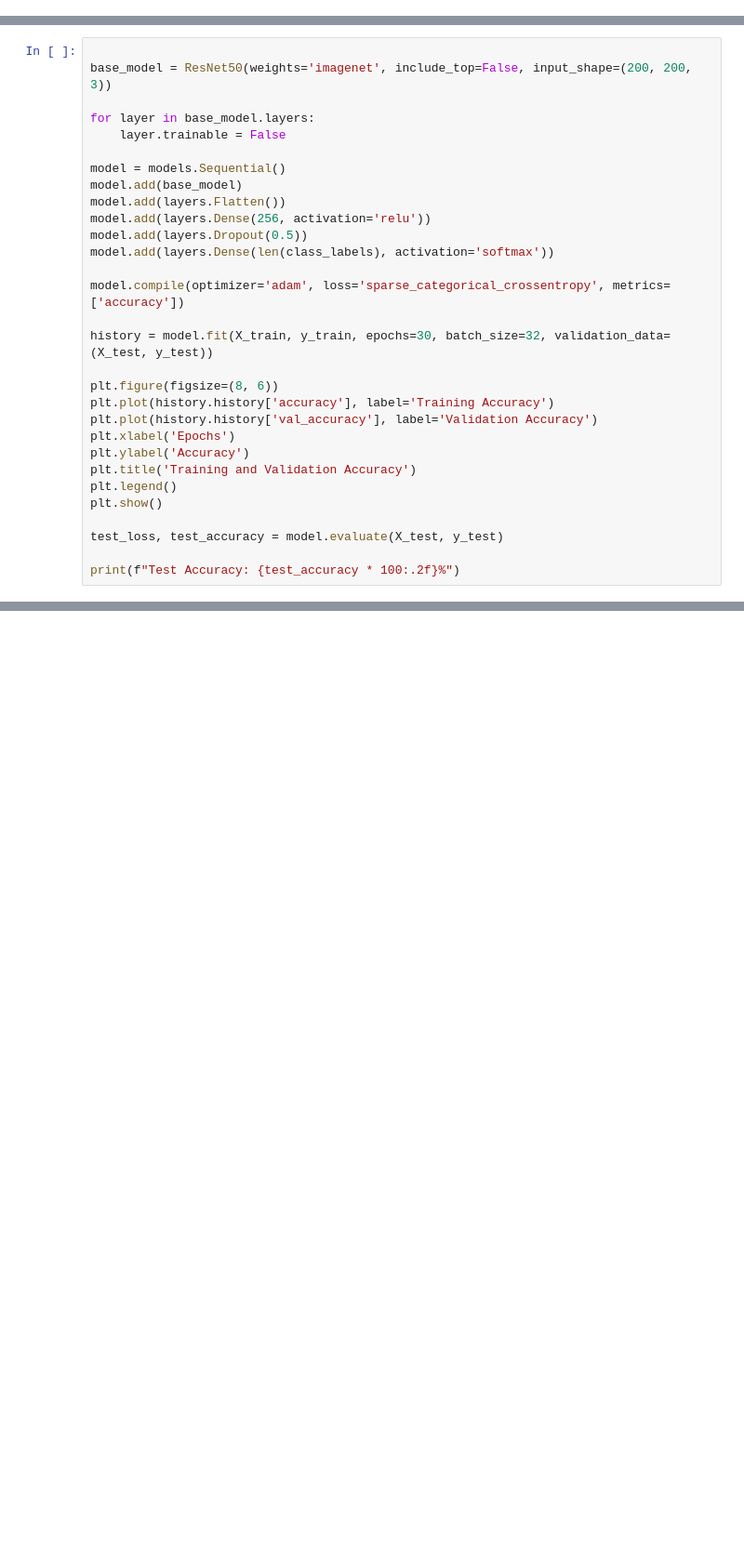
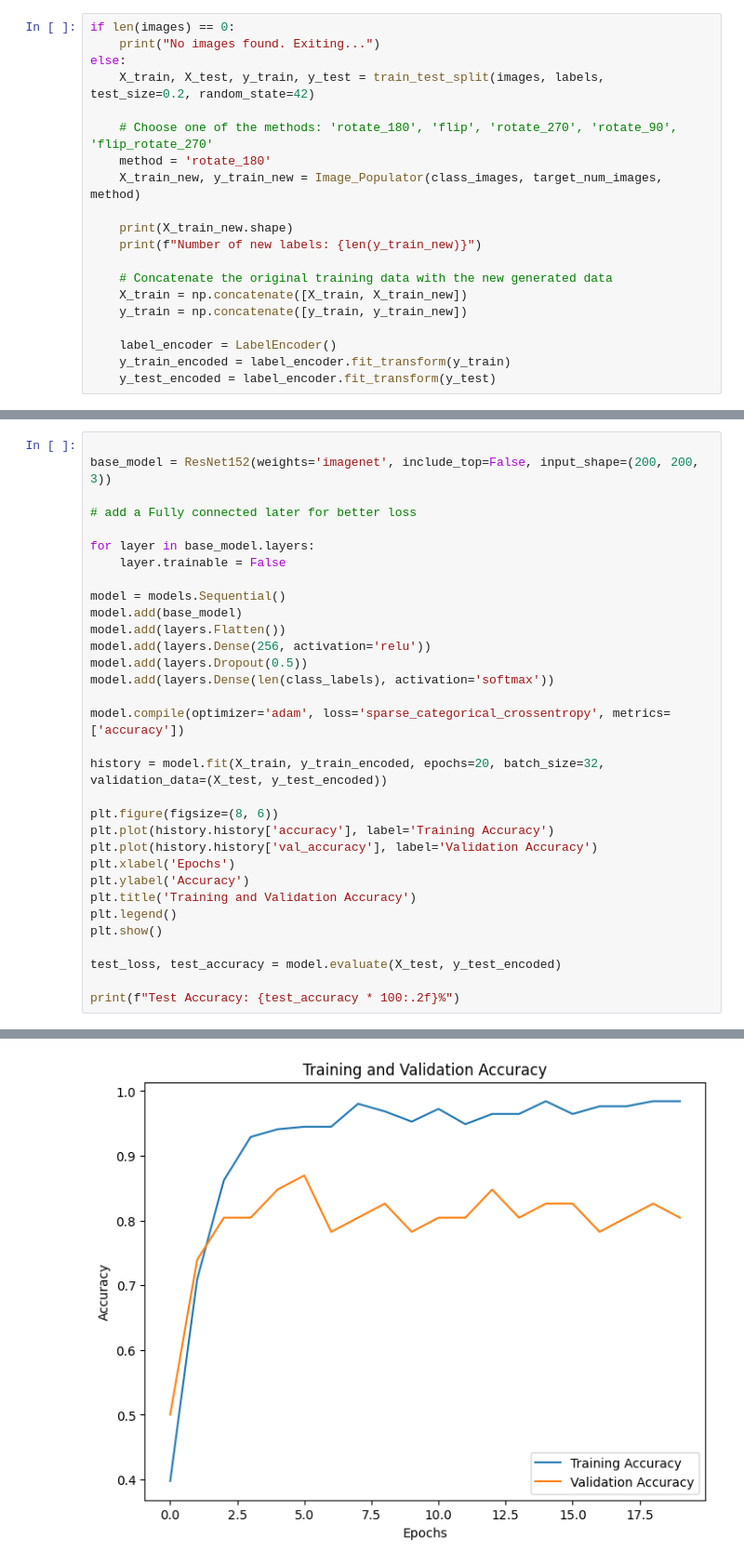
Before and after one commit to poojyanth/UAIC, a Jupyter notebook: base5.ipynb, the cells around one changed output, grey strips where cells are left out. Shown: that part at 93% size. Saved outputs shown, nothing was run; the diff lists cells and outputs as text; blank space fills up the shorter version.

Commit message:
base7.ipynb

```diff
--- a/base5.ipynb
+++ b/base5.ipynb
@@ -92,0 +102,20 @@ Class 'Silver' has 47 images. 3 additional images required to reach the target o
+# %%
+if len(images) == 0:
+    print("No images found. Exiting...")
+else:
+    X_train, X_test, y_train, y_test = train_test_split(images, labels, test_size=0.2, random_state=42)
+
+    # Choose one of the methods: 'rotate_180', 'flip', 'rotate_270', 'rotate_90', 'flip_rotate_270'
+    method = 'rotate_180'
+    X_train_new, y_train_new = Image_Populator(class_images, target_num_images, method)
+
+    print(X_train_new.shape)
+    print(f"Number of new labels: {len(y_train_new)}")
+
+    # Concatenate the original training data with the new generated data
+    X_train = np.concatenate([X_train, X_train_new])
+    y_train = np.concatenate([y_train, y_train_new])
+
+    label_encoder = LabelEncoder()
+    y_train_encoded = label_encoder.fit_transform(y_train)
+    y_test_encoded = label_encoder.fit_transform(y_test)
@@ -93,6 +142,8 @@ Class 'Silver' has 47 images. 3 additional images required to reach the target o
 # %%
 
-base_model = ResNet50(weights='imagenet', include_top=False, input_shape=(200, 200, 3))
+base_model = ResNet152(weights='imagenet', include_top=False, input_shape=(200, 200, 3))
+
+# add a Fully connected later for better loss
 
 for layer in base_model.layers:
     layer.trainable = False
@@ -106,7 +157,7 @@ model.add(layers.Dense(len(class_labels), activation='softmax'))
 
 model.compile(optimizer='adam', loss='sparse_categorical_crossentropy', metrics=['accuracy'])
 
-history = model.fit(X_train, y_train, epochs=30, batch_size=32, validation_data=(X_test, y_test))
+history = model.fit(X_train, y_train_encoded, epochs=20, batch_size=32, validation_data=(X_test, y_test_encoded))
 
 plt.figure(figsize=(8, 6))
 plt.plot(history.history['accuracy'], label='Training Accuracy')
@@ -117,7 +168,7 @@ plt.title('Training and Validation Accuracy')
 plt.legend()
 plt.show()
 
-test_loss, test_accuracy = model.evaluate(X_test, y_test)
+test_loss, test_accuracy = model.evaluate(X_test, y_test_encoded)
 
 print(f"Test Accuracy: {test_accuracy * 100:.2f}%")
 # %% [output]
@@ -133,0 +192 @@ WARNING:tensorflow:From C:\Users\POOJYANTH REDDY\AppData\Local\Packages\PythonSo
+[figure, added]
```
Also changed, not shown: parts of 10 cells of this notebook, 2 other files.
